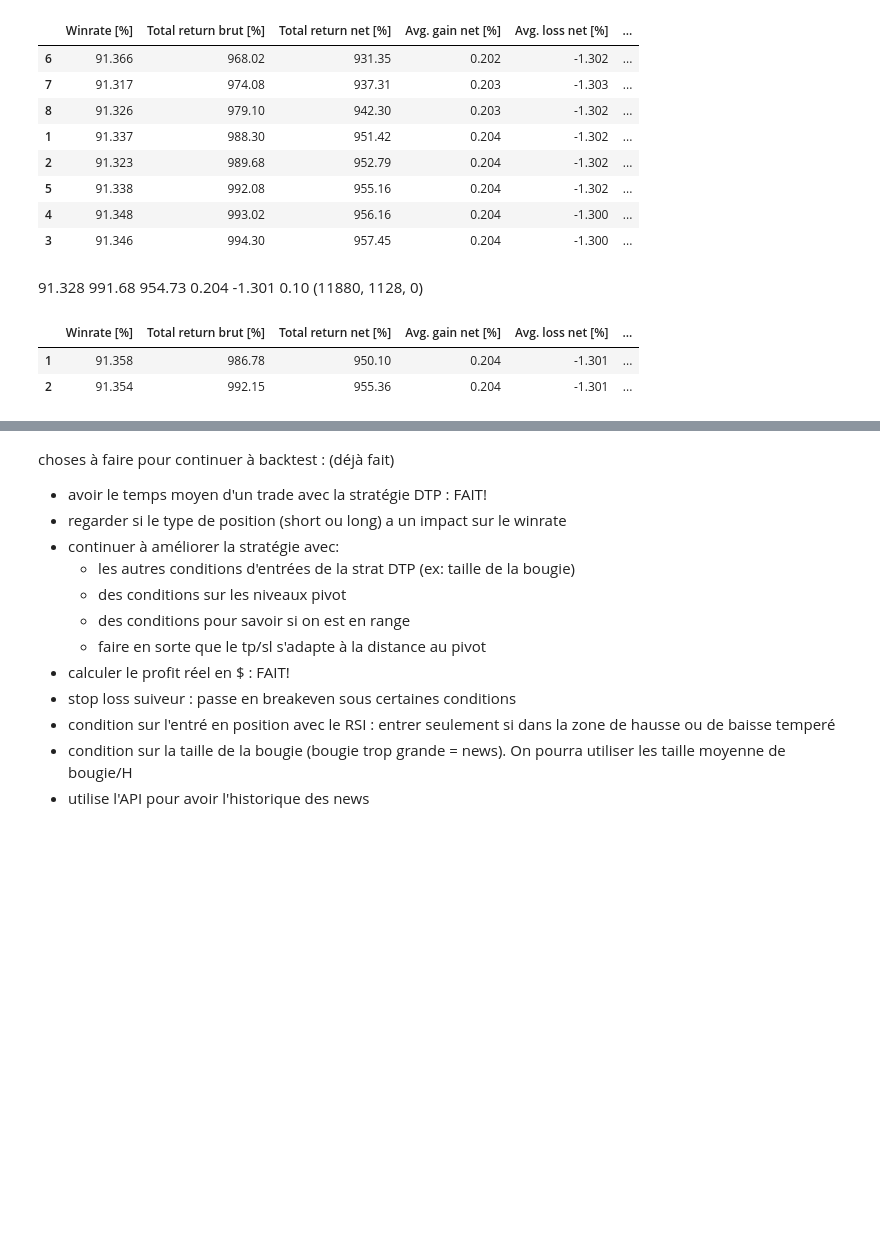
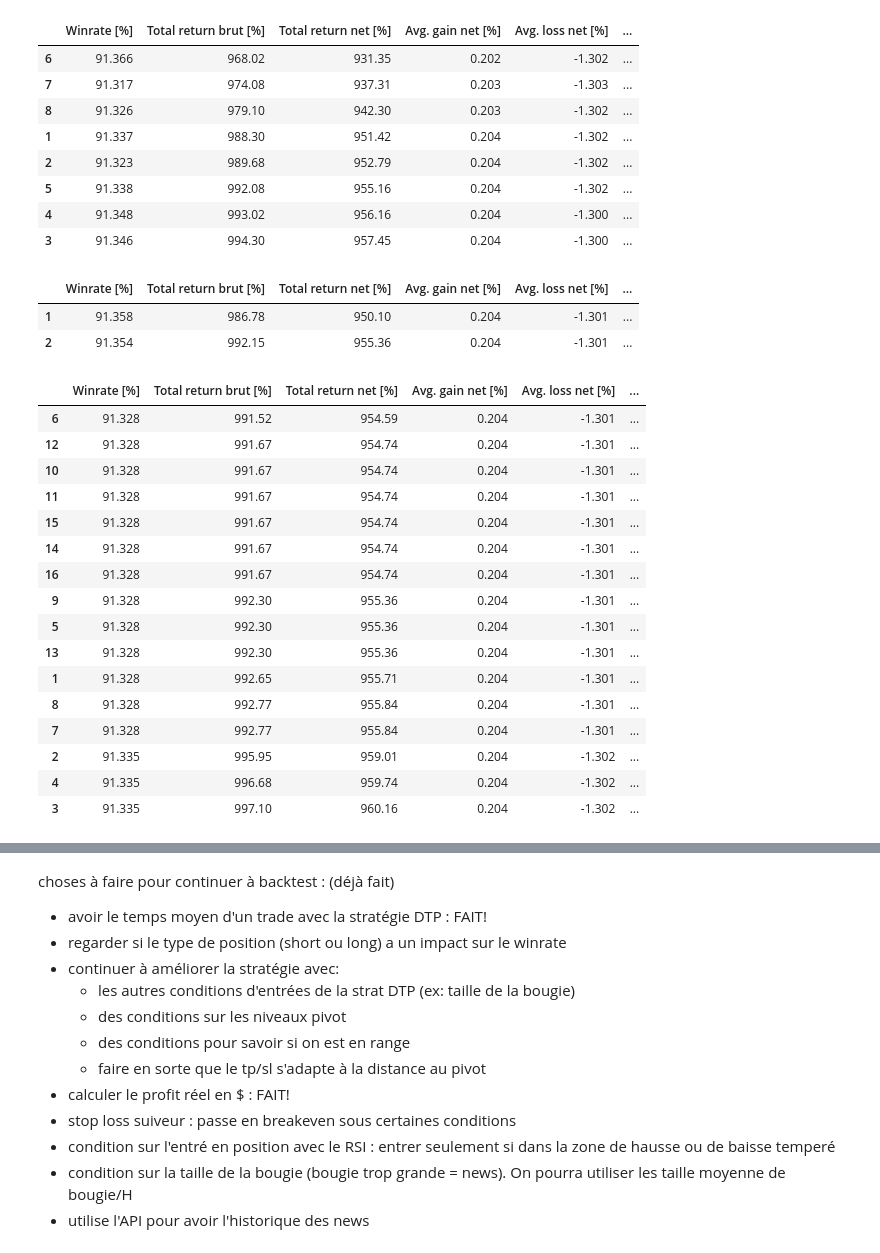
Before and after one commit to tessanix/Backtest_Trading, a Jupyter notebook: strategies_backtest.ipynb, the cells around one changed output, grey strips where cells are left out. Drawn from its saved outputs; the diff is of its cells as text; code cells hidden in the pictures; blank space fills up the shorter version.

```diff
--- a/strategies_backtest.ipynb
+++ b/strategies_backtest.ipynb
@@ -180,8 +115,6 @@ tradeDatasFormated
 | 5 | 91.338 | 992.08 | 955.16 | 0.204 | -1.302 | ... |
 | 4 | 91.348 | 993.02 | 956.16 | 0.204 | -1.300 | ... |
 | 3 | 91.346 | 994.30 | 957.45 | 0.204 | -1.300 | ... |
-# %% [markdown]
-91.328	991.68	954.73	0.204	-1.301	0.10	(11880, 1128, 0)
 # %%
 from processing_functions import return_trade_datas_dataframe
 
@@ -195,3 +128,30 @@ tradeDatasFormated
 |  | Winrate [%] | Total return brut [%] | Total return net [%] | Avg. gain net [%] | Avg. loss net [%] | ... |
 | 1 | 91.358 | 986.78 | 950.10 | 0.204 | -1.301 | ... |
 | 2 | 91.354 | 992.15 | 955.36 | 0.204 | -1.301 | ... |
+# %%
+from processing_functions import return_trade_datas_dataframe
+
+filename = "size=1_timeframe=[[1]]_slInTicks=[[50, 70]]_tpInTicks=[[25, 70]]_KijunExitMethod=[1]_slModifiers=[[[0.5, 0.12], [0.7, 0.2]]]_withATRforTP"
+
+filepath = f"ES/[2023-03-24 12-00]_[2025-02-14 12-00]/{filename}.pkl"
+
+tradeDatasFormated = return_trade_datas_dataframe(filepath, sort_option=2) #start_date="2025-01-01 00:00:00", end_date="2025-02-14 12:00:00")
+tradeDatasFormated[tradeDatasFormated["atrRatioForTp"]==0]
+# %% [output]
+|  | Winrate [%] | Total return brut [%] | Total return net [%] | Avg. gain net [%] | Avg. loss net [%] | ... |
+| 6 | 91.328 | 991.52 | 954.59 | 0.204 | -1.301 | ... |
+| 12 | 91.328 | 991.67 | 954.74 | 0.204 | -1.301 | ... |
+| 10 | 91.328 | 991.67 | 954.74 | 0.204 | -1.301 | ... |
+| 11 | 91.328 | 991.67 | 954.74 | 0.204 | -1.301 | ... |
+| 15 | 91.328 | 991.67 | 954.74 | 0.204 | -1.301 | ... |
+| 14 | 91.328 | 991.67 | 954.74 | 0.204 | -1.301 | ... |
+| 16 | 91.328 | 991.67 | 954.74 | 0.204 | -1.301 | ... |
+| 9 | 91.328 | 992.30 | 955.36 | 0.204 | -1.301 | ... |
+| 5 | 91.328 | 992.30 | 955.36 | 0.204 | -1.301 | ... |
+| 13 | 91.328 | 992.30 | 955.36 | 0.204 | -1.301 | ... |
+| 1 | 91.328 | 992.65 | 955.71 | 0.204 | -1.301 | ... |
+| 8 | 91.328 | 992.77 | 955.84 | 0.204 | -1.301 | ... |
+| 7 | 91.328 | 992.77 | 955.84 | 0.204 | -1.301 | ... |
+| 2 | 91.335 | 995.95 | 959.01 | 0.204 | -1.302 | ... |
+| 4 | 91.335 | 996.68 | 959.74 | 0.204 | -1.302 | ... |
+| 3 | 91.335 | 997.10 | 960.16 | 0.204 | -1.302 | ... |
```
Also changed, not shown: parts of 17 cells of this notebook, 7 other files.
